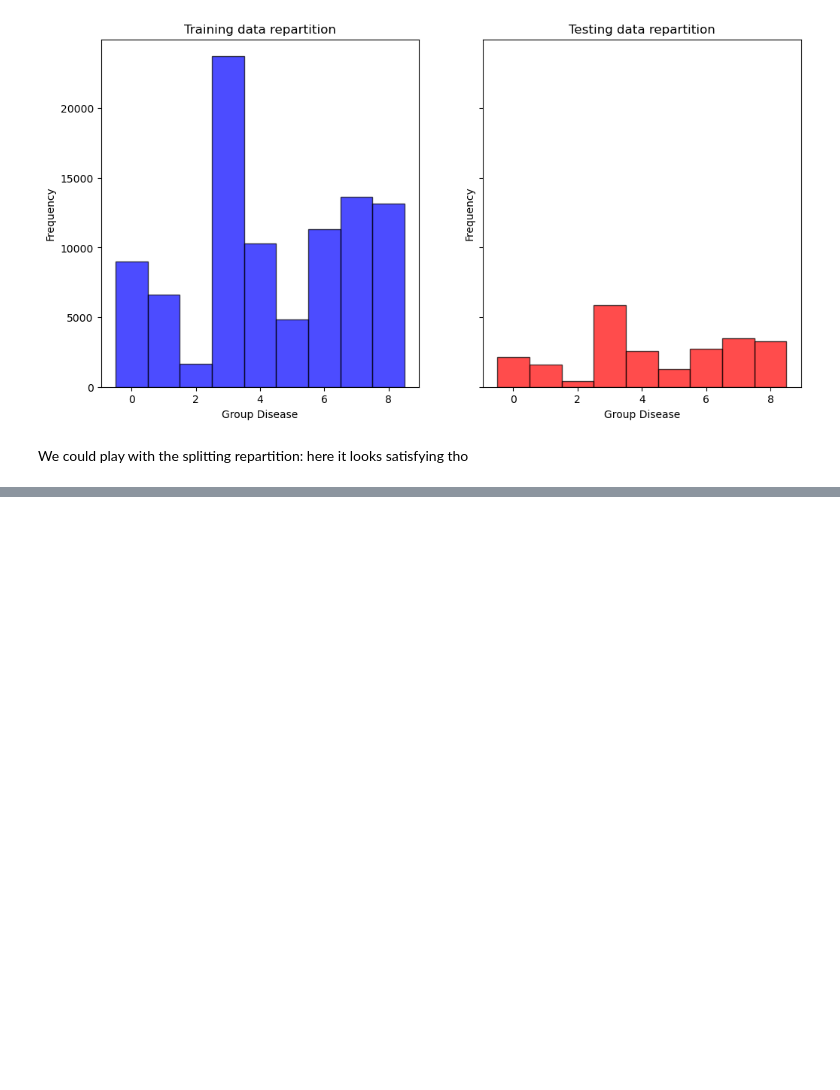
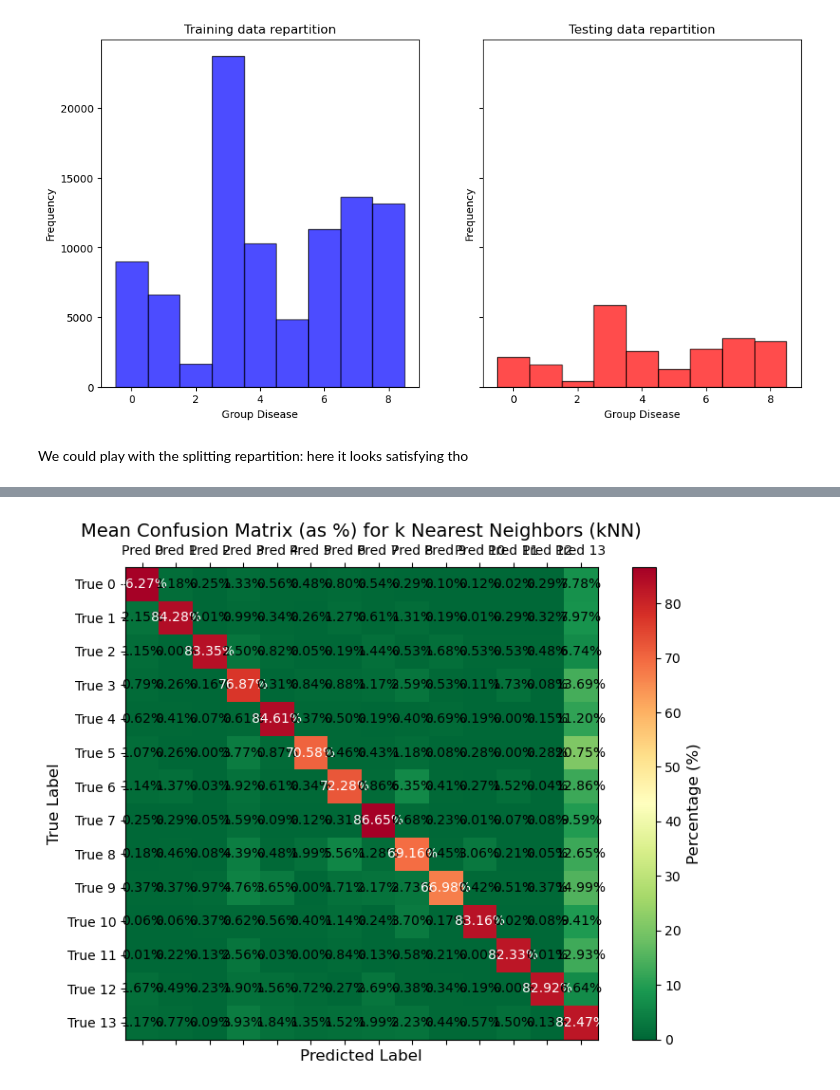
Before and after one commit to anthonyrocher/machine_learning_project, a Jupyter notebook: project.ipynb, the cells around one changed output, grey strips where cells are left out. Drawn from its saved outputs; the diff is of its cells as text; code cells hidden in the pictures; blank space fills up the shorter version.

```diff
--- a/project.ipynb
+++ b/project.ipynb
@@ -415,0 +525,4 @@ ValueError: could not convert string to float: 'neurological_psych'
+# %%
+plot_mean_cm(mean_cm = results["k Nearest Neighbors (kNN)"]["Mean CM"], model_name = "k Nearest Neighbors (kNN)")
+# %% [output]
+[figure, added]
```
Also changed, not shown: parts of 12 cells of this notebook.
